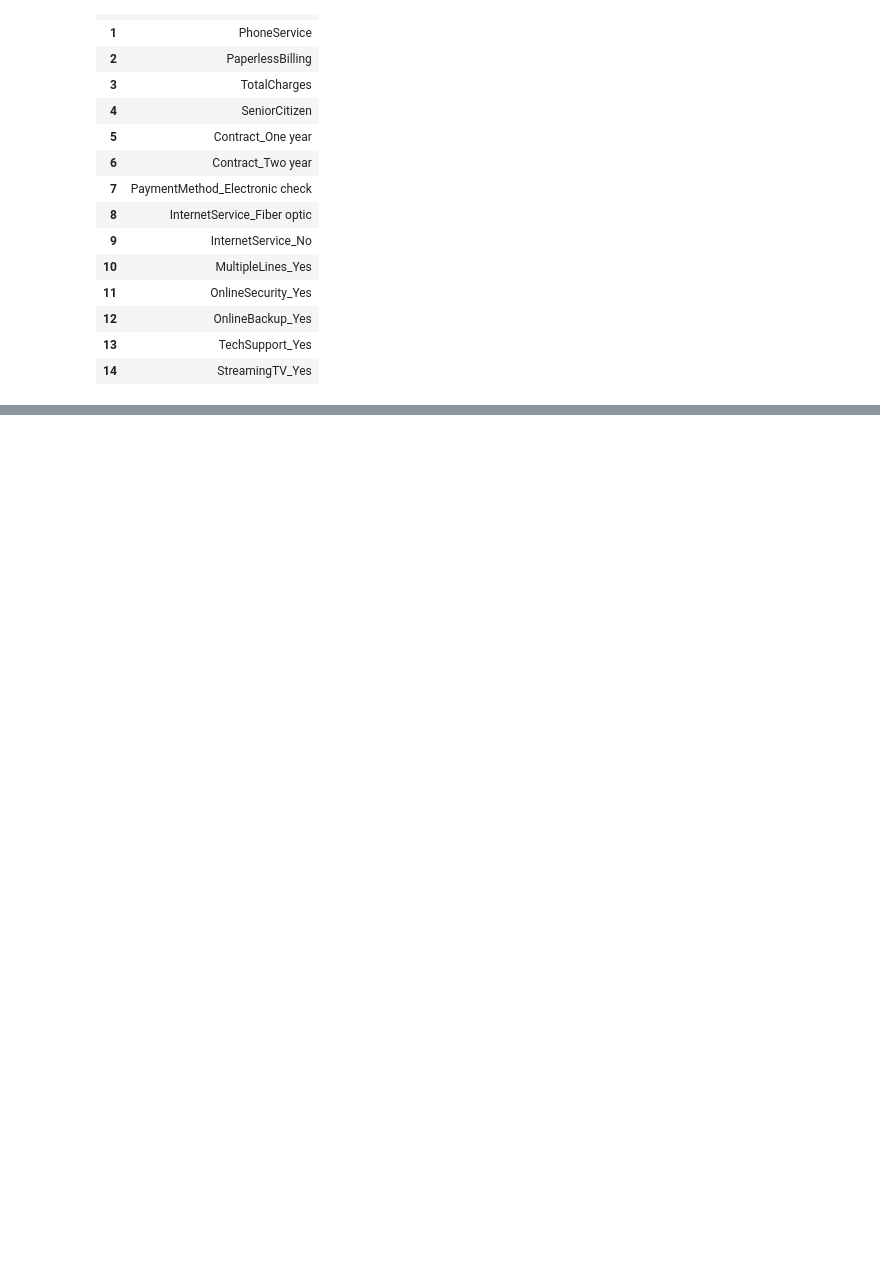
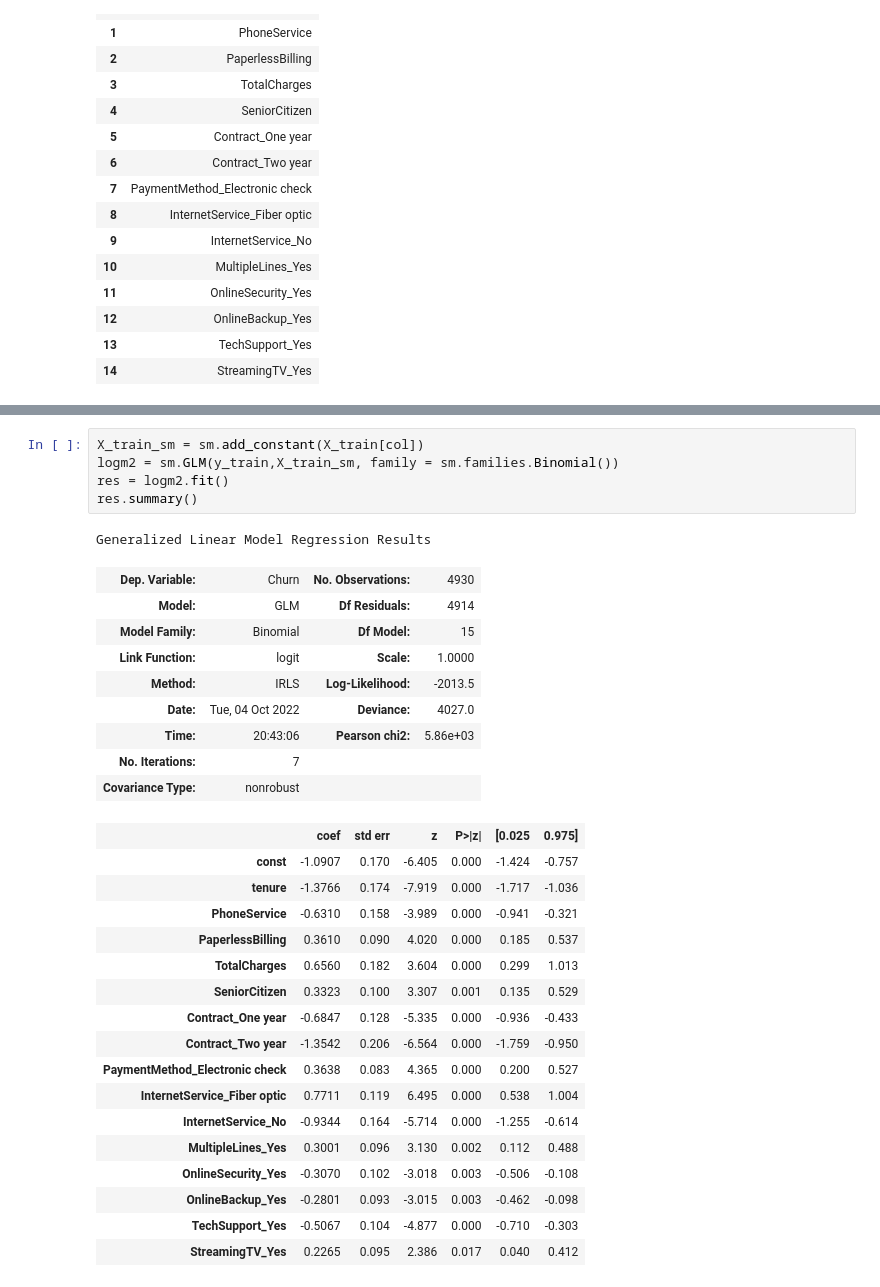
Before and after one commit to vivekkum-ar/Telecom-Churn-Logistic-Regression, a Jupyter notebook: Telecom-Churn-Logistic-Model.ipynb, the cells around one changed output, grey strips where cells are left out. Cells and saved outputs as stored; diff of their text form; blank space fills up the shorter version.

Commit message:
Model 1: Running the linear model

```diff
--- a/Telecom-Churn-Logistic-Model.ipynb
+++ b/Telecom-Churn-Logistic-Model.ipynb
@@ -517,0 +522,33 @@ df2
+# %%
+X_train_sm = sm.add_constant(X_train[col])
+logm2 = sm.GLM(y_train,X_train_sm, family = sm.families.Binomial())
+res = logm2.fit()
+res.summary()
+# %% [output]
+Generalized Linear Model Regression Results
+| Dep. Variable: | Churn | No. Observations: | 4930 |
+| Model: | GLM | Df Residuals: | 4914 |
+| Model Family: | Binomial | Df Model: | 15 |
+| Link Function: | logit | Scale: | 1.0000 |
+| Method: | IRLS | Log-Likelihood: | -2013.5 |
+| Date: | Tue, 04 Oct 2022 | Deviance: | 4027.0 |
+| Time: | 20:43:06 | Pearson chi2: | 5.86e+03 |
+| No. Iterations: | 7 |  |  |
+| Covariance Type: | nonrobust |  |  |
+|  | coef | std err | z | P>|z| | [0.025 | 0.975] |
+| const | -1.0907 | 0.170 | -6.405 | 0.000 | -1.424 | -0.757 |
+| tenure | -1.3766 | 0.174 | -7.919 | 0.000 | -1.717 | -1.036 |
+| PhoneService | -0.6310 | 0.158 | -3.989 | 0.000 | -0.941 | -0.321 |
+| PaperlessBilling | 0.3610 | 0.090 | 4.020 | 0.000 | 0.185 | 0.537 |
+| TotalCharges | 0.6560 | 0.182 | 3.604 | 0.000 | 0.299 | 1.013 |
+| SeniorCitizen | 0.3323 | 0.100 | 3.307 | 0.001 | 0.135 | 0.529 |
+| Contract_One year | -0.6847 | 0.128 | -5.335 | 0.000 | -0.936 | -0.433 |
+| Contract_Two year | -1.3542 | 0.206 | -6.564 | 0.000 | -1.759 | -0.950 |
+| PaymentMethod_Electronic check | 0.3638 | 0.083 | 4.365 | 0.000 | 0.200 | 0.527 |
+| InternetService_Fiber optic | 0.7711 | 0.119 | 6.495 | 0.000 | 0.538 | 1.004 |
+| InternetService_No | -0.9344 | 0.164 | -5.714 | 0.000 | -1.255 | -0.614 |
+| MultipleLines_Yes | 0.3001 | 0.096 | 3.130 | 0.002 | 0.112 | 0.488 |
+| OnlineSecurity_Yes | -0.3070 | 0.102 | -3.018 | 0.003 | -0.506 | -0.108 |
+| OnlineBackup_Yes | -0.2801 | 0.093 | -3.015 | 0.003 | -0.462 | -0.098 |
+| TechSupport_Yes | -0.5067 | 0.104 | -4.877 | 0.000 | -0.710 | -0.303 |
+| StreamingTV_Yes | 0.2265 | 0.095 | 2.386 | 0.017 | 0.040 | 0.412 |
```
Also changed, not shown: parts of 8 cells of this notebook.
